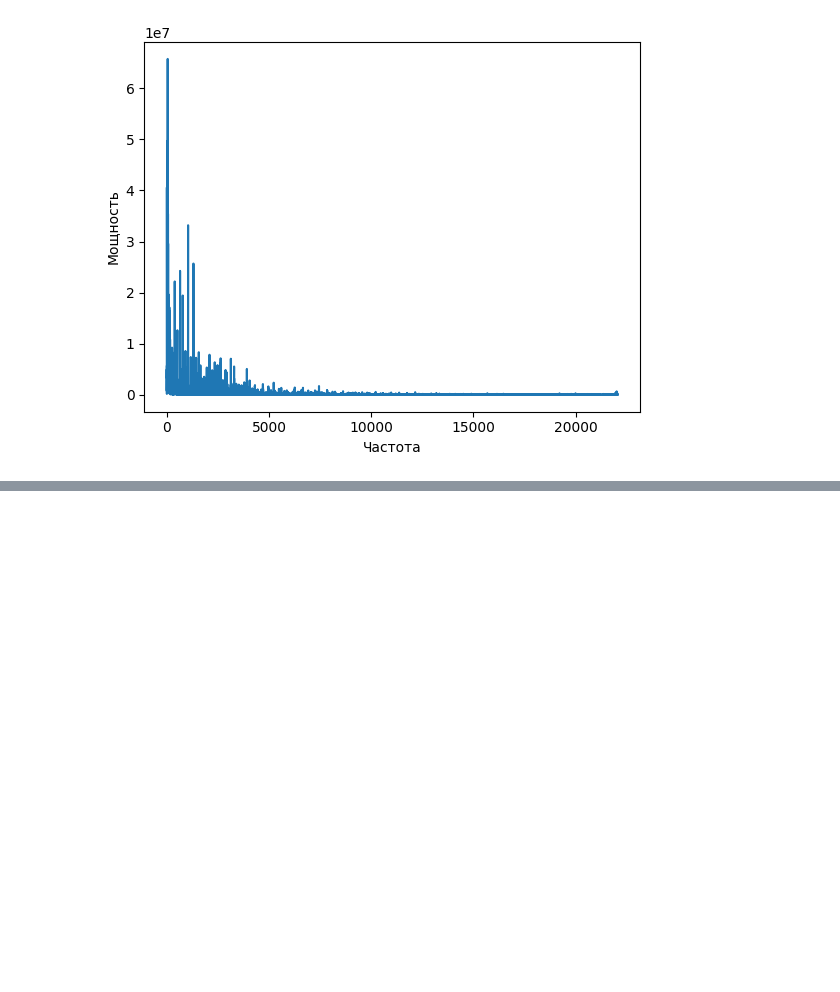
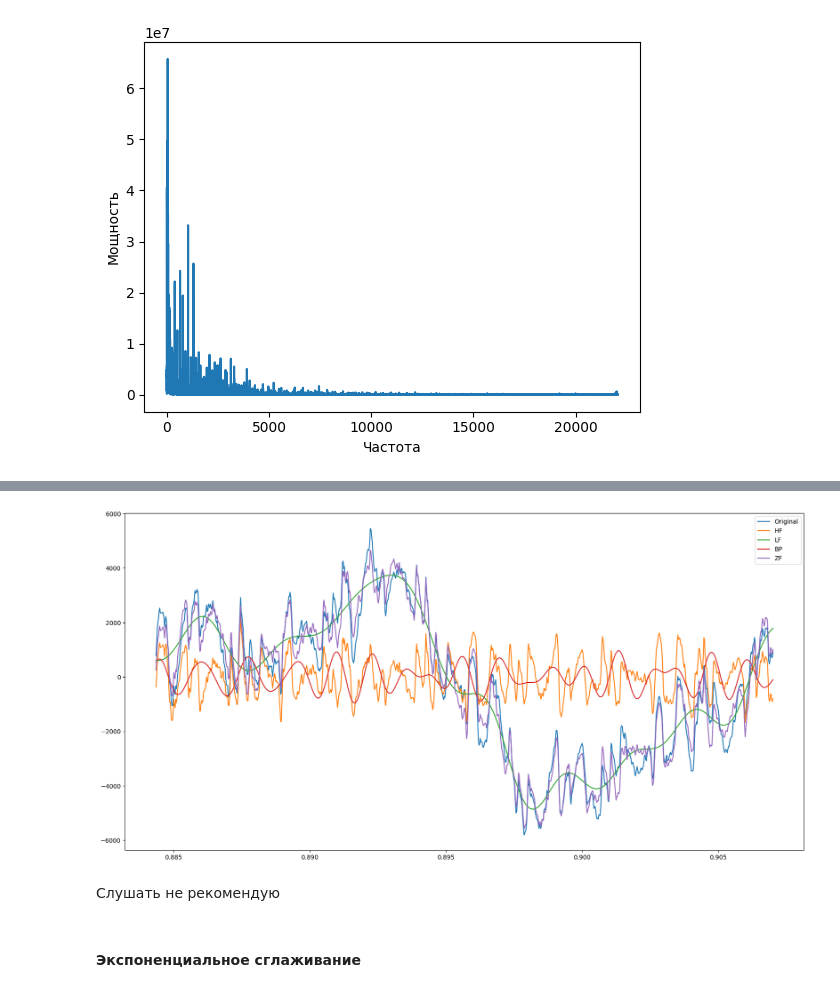
Before and after one commit to onedanoken/timeseries_homeworks, a Jupyter notebook: homework_10 (Lecture 11)/homework_10.ipynb, the cells around one changed output, grey strips where cells are left out. Drawn from its saved outputs; the diff is of its cells as text; code cells hidden in the pictures; blank space fills up the shorter version.

```diff
--- a/homework_10 (Lecture 11)/homework_10.ipynb
+++ b/homework_10 (Lecture 11)/homework_10.ipynb
@@ -54,0 +129,18 @@ plt.show()
+# %%
+fig, ax = plt.subplots( figsize=(20, 10) )
+
+
+original, = ax.plot(time[39000:40000], canal1[39000:40000], label='Original')
+signal_hf, = ax.plot(time[39000:40000], new_sig_hf[39000:40000], label='HF')
+signal_lf, = ax.plot(time[39000:40000], new_sig_lf[39000:40000], label='LF')
+signal_bp, = ax.plot(time[39000:40000], new_sig_bp[39000:40000], label='BP')
+signal_zf, = ax.plot(time[39000:40000], new_sig_zf[39000:40000], label='ZF')
+
+
+ax.legend(handles=[original, signal_hf, signal_lf, signal_bp, signal_zf])
+
+plt.show()
+# %% [output]
+[figure, added]
+# %% [markdown]
+Слушать не рекомендую
@@ -54,0 +159,2 @@ plt.show()
+# %% [markdown]
+#### Экспоненциальное сглаживание
```
Also changed, not shown: parts of 26 cells of this notebook, 2 other files.
